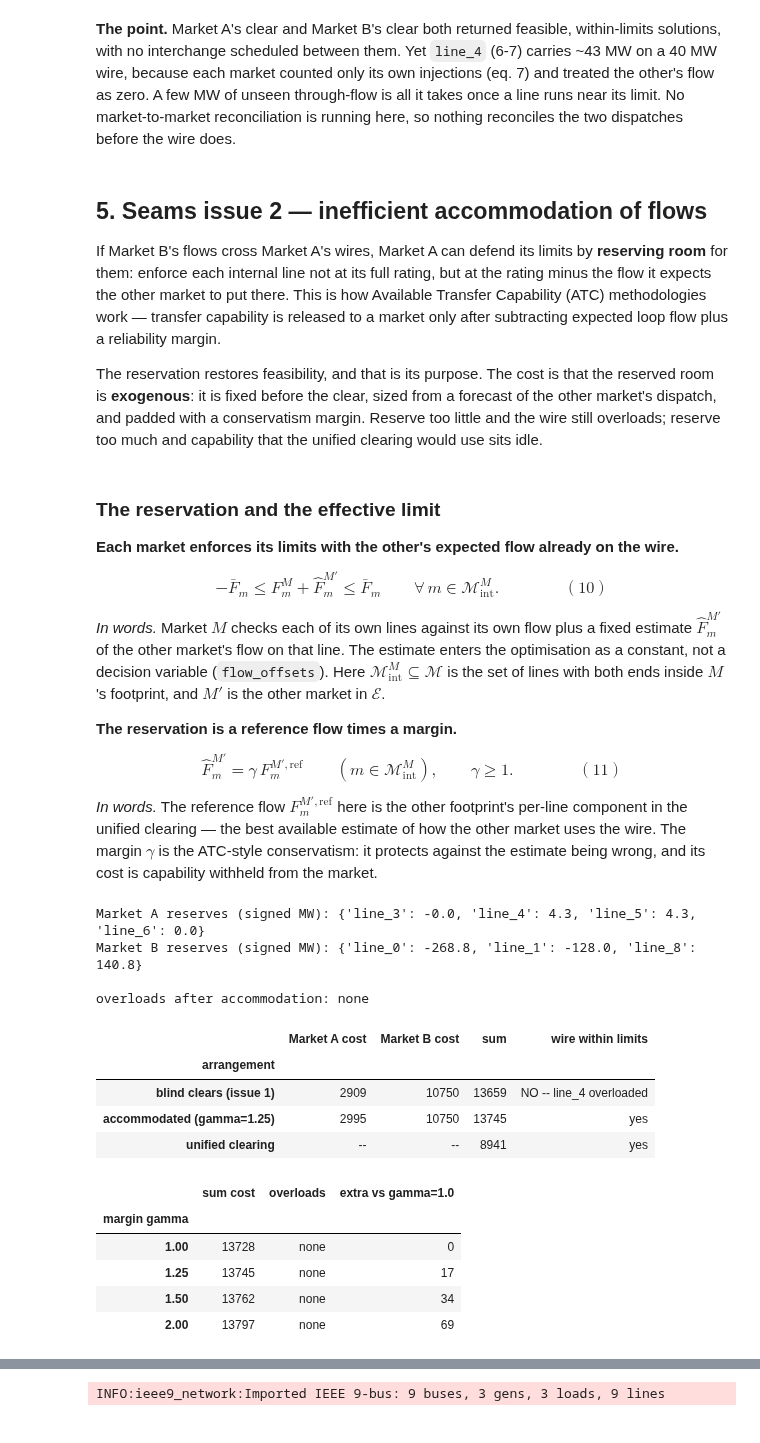
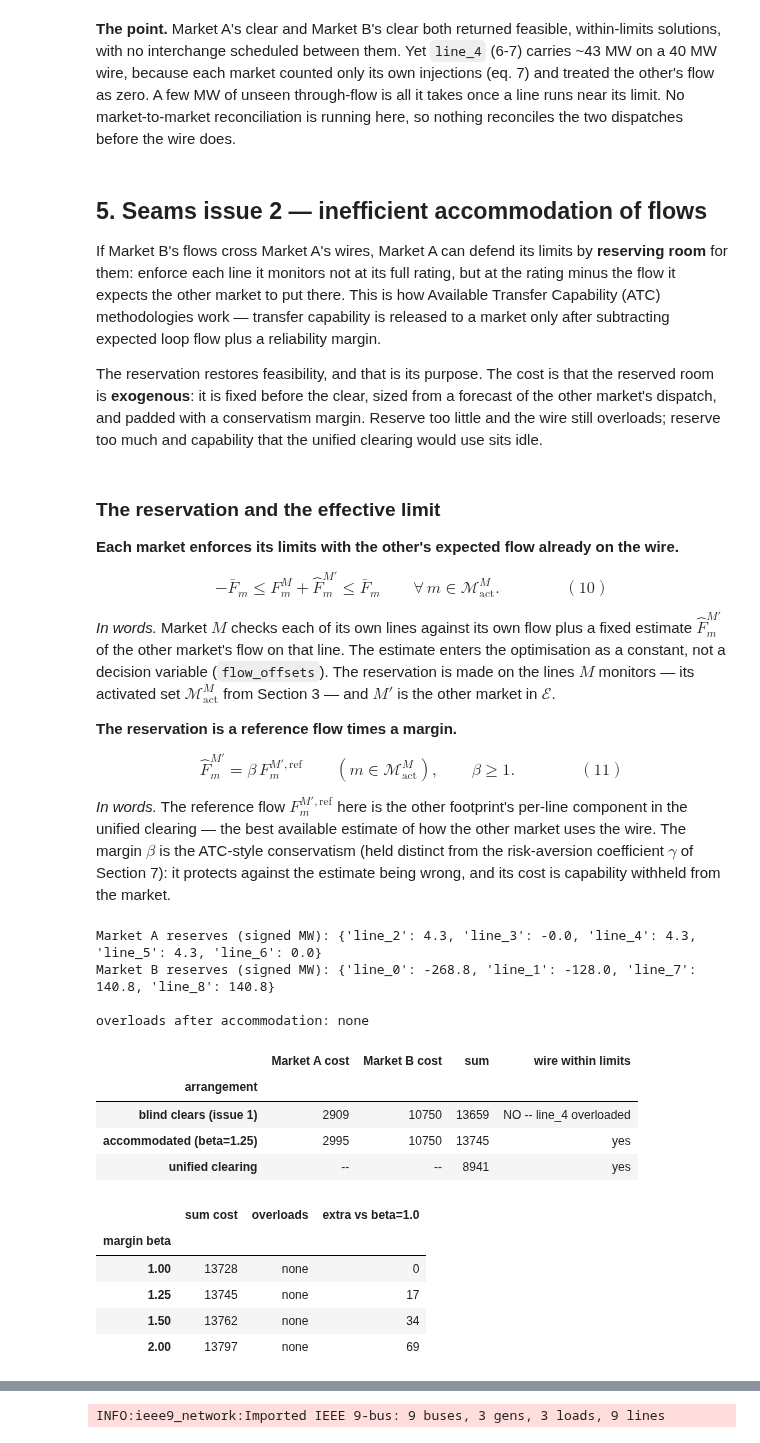
Before and after one commit to pdockery/wscc9-illustrative-model, a Jupyter notebook: seams_examples.ipynb, the cells around one changed output, grey strips where cells are left out. Cells and saved outputs as stored; diff of their text form; code cells hidden in the pictures.

```diff
--- a/seams_examples.ipynb
+++ b/seams_examples.ipynb
@@ -362,6 +394,7 @@ path.
 COST_OVERRIDE   = {}                      # e.g. {'gen_0': 45.0} to re-bid the $35 unit
 LOAD_OVERRIDE   = {}                      # e.g. {'7': 130.0}
 LINE_RATINGS    = {'line_4': 40.0}   # adjust line_4 (6-7, internal to BA-1) below its ~63 MW natural flow
+SHED_PRICE      = 150.0   # $/MWh -- load-shed (power-balance relaxation) penalty; None disables
 # -------------------------------------------------------------------------
 
 net = build_network(LINE_RATINGS)
@@ -371,11 +404,12 @@ unified = make_engine('UNIFIED', buses=pt.buses)
 for g, c in COST_OVERRIDE.items(): unified.gens[g]['cost'] = c
 for b, v in LOAD_OVERRIDE.items(): unified.loads[b] = v
 
-res = solve_engine_dispatch(pt, unified)
+res = solve_engine_dispatch(pt, unified, shed_price=SHED_PRICE)
 print('dispatch (MW):', {k: round(v, 1) for k, v in res.dispatch.items()})
 print('energy price :', round(res.energy_price, 2), '$/MWh')
 binding = {k: round(v, 1) for k, v in res.line_dual.items() if abs(v) > 1e-3}
 print('binding lines:', binding or 'none')
+print('load shed    :', {b: round(v, 1) for b, v in res.shed_by_bus.items()} or 'none')
 print()
 print('LMP by bus ($/MWh):')
 pd.Series({b: round(res.lmp[b], 2) for b in pt.buses}).to_frame('LMP').T
@@ -571,8 +624,9 @@ fig, (ax_net, ax_circ) = plot_combined_letter(
     bus_colors=colors, bus_lmps=res.lmp,
     line_flows={l: res.flow_own[l] for l in pt.lines},
     line_widths=susceptance_widths(pt), constrained_lines=binding_lines,
-    flows=nodal_plot.compute_ptdf_flows(net, sup, dem),
+    flows=nodal_plot.compute_ptdf_flows(net, sup, served_demand(res, dem)),
     clearing_price=res.energy_price,
+    demand_segments=shed_segments(res, dem),   # faint tail (bus colour) = shed (unserved) load
     lmp_line=True,   # dashed line = bus LMP; solid bar height = unit marginal cost
     annotate_roles=True,   # one-time supply/demand/transfers key near 12 o'clock
     axis_key=True,         # illustrative price (up) / volume (across) L-axis in the corner
@@ -669,8 +760,8 @@ fig, ax = plot_network_topology(
     build_network(), supply_by_bus={}, demand_by_bus={},
     bus_colors=mkt_bus_colors, bus_coords=COORDS,
     line_flows={l: 0.0 for l in pt.lines}, line_widths=susceptance_widths(pt),
-    line_colors=market_line_colors(pt),   # lines coloured by the managing market; seams grey
-    title='Two market footprints -- Market A (purple) and Market B (blue) manage their internal lines; seams 5-6 and 8-9 grey',
+    line_colors=market_line_colors(pt),   # lines coloured by the monitoring market; unmonitored grey
+    title='Two market footprints -- Market A (purple) and Market B (blue) monitor their internal lines; seams 5-6 and 8-9 unmonitored (grey)',
 )
 for l in seam_lines:
     i = pt.line_idx[l]; b0, b1 = pt.line_buses[i]
@@ -767,3 +938,11 @@ Line flows -- each market's own component vs the physical total:
 | line_6 | 8 | 2 | -60.6 | 0.0 | -60.6 | 250.0 | 24.0 | False |
 | line_7 | 8 | 9 | 0.6 | 3.4 | 4.0 | 250.0 | 2.0 | False |
 | line_8 | 9 | 4 | 0.6 | -121.6 | -121.0 | 250.0 | 48.0 | False |
+# %%
+# Each market's blind clear as its own set: the network it dispatches and the
+# merit order it prices. Both are internally feasible -- that is the trap.
+for eng, r in ((A, rA), (B, rB)):
+    market_figure(net, pt, eng, r,
+        suptitle=f'{eng.name} -- blind clear on its own footprint, no interchange   '
+                 f'(energy ${r.energy_price:.0f}/MWh)')
+    plt.show()
@@ -821,7 +1003,7 @@ dispatches before the wire does.
 ## 5. Seams issue 2 — inefficient accommodation of flows
 
 If Market B's flows cross Market A's wires, Market A can defend its limits by
-**reserving room** for them: enforce each internal line not at its full rating,
+**reserving room** for them: enforce each line it monitors not at its full rating,
 but at the rating minus the flow it expects the other market to put there. This
 is how Available Transfer Capability (ATC) methodologies work — transfer
 capability is released to a market only after subtracting expected loop flow
@@ -837,25 +1019,27 @@ capability that the unified clearing would use sits idle.
 
 **Each market enforces its limits with the other's expected flow already on the wire.**
 
-$$-\bar F_m\le F^M_m+\widehat F^{M'}_m\le \bar F_m\qquad \forall\,m\in\mathcal M^M_{\mathrm{int}}. \qquad\qquad(10)$$
+$$-\bar F_m\le F^M_m+\widehat F^{M'}_m\le \bar F_m\qquad \forall\,m\in\mathcal M^M_{\mathrm{act}}. \qquad\qquad(10)$$
 
 *In words.* Market $M$ checks each of its own lines against its own flow plus a fixed
 estimate $\widehat F^{M'}_m$ of the other market's flow on that line. The estimate enters the
-optimisation as a constant, not a decision variable (`flow_offsets`). Here
-$\mathcal M^M_{\mathrm{int}}\subseteq\mathcal M$ is the set of lines with both ends inside
-$M$'s footprint, and $M'$ is the other market in $\mathcal E$.
+optimisation as a constant, not a decision variable (`flow_offsets`). The
+reservation is made on the lines $M$ monitors — its activated set
+$\mathcal M^M_{\mathrm{act}}$ from Section 3 — and $M'$ is the other market in
+$\mathcal E$.
 
 **The reservation is a reference flow times a margin.**
 
-$$\widehat F^{M'}_m=\gamma\,F^{M',\mathrm{ref}}_m\qquad (m\in\mathcal M^M_{\mathrm{int}}),\qquad \gamma\ge 1. \qquad\qquad(11)$$
+$$\widehat F^{M'}_m=\beta\,F^{M',\mathrm{ref}}_m\qquad (m\in\mathcal M^M_{\mathrm{act}}),\qquad \beta\ge 1. \qquad\qquad(11)$$
 
 *In words.* The reference flow $F^{M',\mathrm{ref}}_m$ here is the other footprint's per-line
 component in the unified clearing — the best available estimate of how the other market uses
-the wire. The margin $\gamma$ is the ATC-style conservatism: it protects against the estimate
+the wire. The margin $\beta$ is the ATC-style conservatism (held distinct from the
+risk-aversion coefficient $\gamma$ of Section 7): it protects against the estimate
 being wrong, and its cost is capability withheld from the market.
 # %%
 # -- EDIT -- the reservation each market makes for the other's flows --------
-ATC_MARGIN = 1.25    # gamma: 1.0 = reserve exactly the reference flow
+ATC_MARGIN = 1.25    # beta: 1.0 = reserve exactly the reference flow
 # ---------------------------------------------------------------------------
 
 # Reference flow: each footprint's per-line component in the UNIFIED clearing.
@@ -869,12 +1053,12 @@ for m, buses in MKT_DEFS.items():
         if b in buses: p[i] = runi_cong.injection[i]
     comp[m] = pt.ptdf @ p
 
-# The reservations: {line: signed MW} on each market's internal lines.
+# The reservations: {line: signed MW} on each market's monitored lines.
 # These are plain dicts -- override any entry to refine the rule.
 ACCOMMODATION_A = {l: round(float(comp['Market B'][pt.line_idx[l]]) * ATC_MARGIN, 1)
-                   for l in internal['Market A']}
+                   for l in MONITORED_LINES['Market A']}
 ACCOMMODATION_B = {l: round(float(comp['Market A'][pt.line_idx[l]]) * ATC_MARGIN, 1)
-                   for l in internal['Market B']}
+                   for l in MONITORED_LINES['Market B']}
 print('Market A reserves (signed MW):', ACCOMMODATION_A)
 print('Market B reserves (signed MW):', ACCOMMODATION_B)
 print()
@@ -889,7 +1073,7 @@ rows = [
     {'arrangement': 'blind clears (issue 1)',
      'Market A cost': round(rA.total_cost), 'Market B cost': round(rB.total_cost),
      'sum': round(rA.total_cost + rB.total_cost), 'wire within limits': 'NO -- line_4 overloaded'},
-    {'arrangement': f'accommodated (gamma={ATC_MARGIN})',
+    {'arrangement': f'accommodated (beta={ATC_MARGIN})',
      'Market A cost': round(rA_acc.total_cost), 'Market B cost': round(rB_acc.total_cost),
      'sum': round(rA_acc.total_cost + rB_acc.total_cost), 'wire within limits': 'yes'},
     {'arrangement': 'unified clearing',
@@ -898,35 +1082,35 @@ rows = [
 ]
 pd.DataFrame(rows).set_index('arrangement')
 # %% [output]
-Market A reserves (signed MW): {'line_3': -0.0, 'line_4': 4.3, 'line_5': 4.3, 'line_6': 0.0}
-Market B reserves (signed MW): {'line_0': -268.8, 'line_1': -128.0, 'line_8': 140.8}
+Market A reserves (signed MW): {'line_2': 4.3, 'line_3': -0.0, 'line_4': 4.3, 'line_5': 4.3, 'line_6': 0.0}
+Market B reserves (signed MW): {'line_0': -268.8, 'line_1': -128.0, 'line_7': 140.8, 'line_8': 140.8}
 
 overloads after accommodation: none
 |  | Market A cost | Market B cost | sum | wire within limits |
 | arrangement |  |  |  |  |
 | blind clears (issue 1) | 2909 | 10750 | 13659 | NO -- line_4 overloaded |
-| accommodated (gamma=1.25) | 2995 | 10750 | 13745 | yes |
+| accommodated (beta=1.25) | 2995 | 10750 | 13745 | yes |
 | unified clearing | -- | -- | 8941 | yes |
 # %%
 # The price of conservatism: sweep the ATC margin and watch the cost climb.
 rows = []
 for g in [1.0, 1.25, 1.5, 2.0]:
-    offA = {l: float(comp['Market B'][pt.line_idx[l]]) * g for l in internal['Market A']}
-    offB = {l: float(comp['Market A'][pt.line_idx[l]]) * g for l in internal['Market B']}
+    offA = {l: float(comp['Market B'][pt.line_idx[l]]) * g for l in MONITORED_LINES['Market A']}
+    offB = {l: float(comp['Market A'][pt.line_idx[l]]) * g for l in MONITORED_LINES['Market B']}
     try:
         ra = solve_engine_dispatch(pt, A, flow_offsets=offA)
         rb = solve_engine_dispatch(pt, B, flow_offsets=offB)
         pfg = physical_flows(pt, [ra, rb])
-        rows.append({'margin gamma': g, 'sum cost': round(ra.total_cost + rb.total_cost),
+        rows.append({'margin beta': g, 'sum cost': round(ra.total_cost + rb.total_cost),
                      'overloads': ', '.join(pfg[pfg.overload].index.tolist()) or 'none'})
     except RuntimeError:
-        rows.append({'margin gamma': g, 'sum cost': None, 'overloads': 'INFEASIBLE'})
-lad = pd.DataFrame(rows).set_index('margin gamma')
-lad['extra vs gamma=1.0'] = lad['sum cost'] - lad.loc[1.0, 'sum cost']
+        rows.append({'margin beta': g, 'sum cost': None, 'overloads': 'INFEASIBLE'})
+lad = pd.DataFrame(rows).set_index('margin beta')
+lad['extra vs beta=1.0'] = lad['sum cost'] - lad.loc[1.0, 'sum cost']
 lad
 # %% [output]
-|  | sum cost | overloads | extra vs gamma=1.0 |
-| margin gamma |  |  |  |
+|  | sum cost | overloads | extra vs beta=1.0 |
+| margin beta |  |  |  |
 | 1.00 | 13728 | none | 0 |
 | 1.25 | 13745 | none | 17 |
 | 1.50 | 13762 | none | 34 |
```
Also changed, not shown: parts of 35 cells of this notebook, 3 other files.
